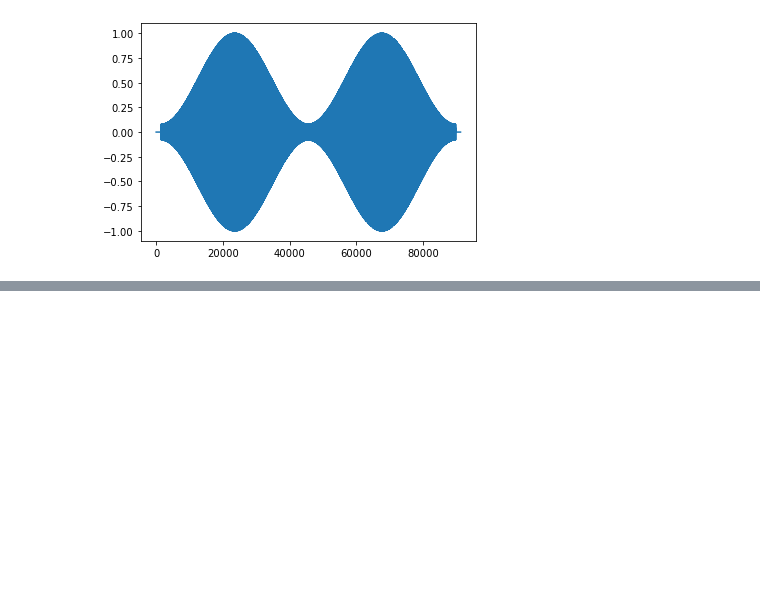
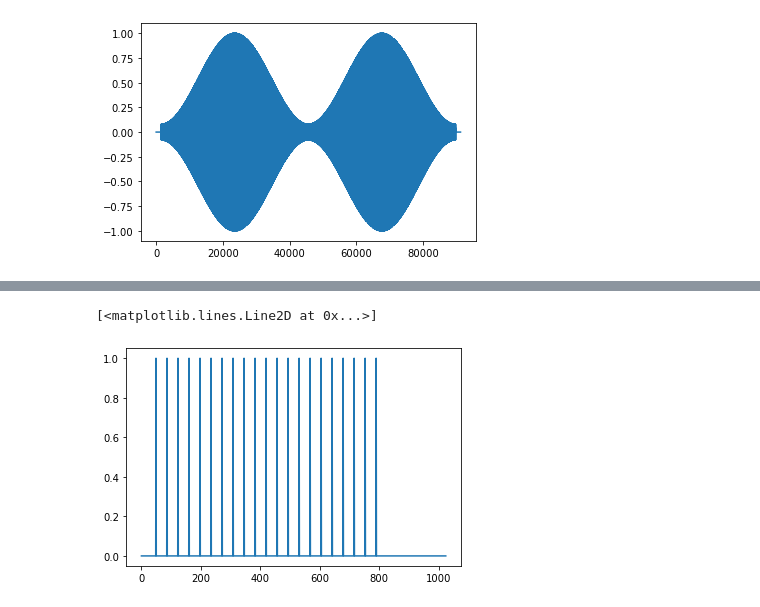
Before and after one commit to jks70/gf3_v2, a Jupyter notebook: Testing1.ipynb, the cells around one changed output, grey strips where cells are left out. Drawn from its saved outputs; the diff is of its cells as text; code cells hidden in the pictures; blank space fills up the shorter version.

```diff
--- a/Testing1.ipynb
+++ b/Testing1.ipynb
@@ -141,0 +205,3 @@ np.shape(goodSymbols(pilot_test, ofdm))
+# %%
+fds = fft(tds, int(2048))
+fds.shape
@@ -141,0 +226,28 @@ np.shape(goodSymbols(pilot_test, ofdm))
+# %%
+def decoded_mag_phase(tds, ofdm):
+    fds = fft(tds, int(ofdm.N))
+    channel_mags = []
+    channel_phases = []
+
+    for i in range(len(fds)):
+        if i in ofdm.pilot_locs:
+            channel_mags.append(np.abs(fds[i]))
+            channel_phases.append(np.angle(fds[i]))
+
+    return np.array(channel_mags), np.array(channel_phases)
+# %%
+def channel_estimator(tds, ofdm, interval = np.linspace(0, 1023, 1024)):
+    dcds, angles = decoded_mag_phase(tds, ofdm)
+    angles = angles % np.pi
+    adcd = np.abs(ofdm.pilot_vals)
+    aangle = np.angle(ofdm.pilot_vals) % np.pi
+
+    mag_fit = scipy.interpolate.CubicSpline(ofdm.pilot_locs, dcds / adcd)
+    ang_fit = scipy.interpolate.CubicSpline(ofdm.pilot_locs, angles - aangle)
+
+    mgf = mag_fit(interval)
+    agf = ang_fit(interval)
+
+    H_est = mgf * np.exp(1j*agf)
+
+    return H_est
@@ -141,0 +275,12 @@ np.shape(goodSymbols(pilot_test, ofdm))
+# %%
+def equaliser(tds, ofdm, interval = np.linspace(0, 1023, 1024)):
+    H_est = channel_estimator(tds, ofdm, interval)
+
+    fds = fft(tds, int(ofdm.N))[:int(ofdm.N / 2)]
+
+    return fds / H_est
+# %%
+plt.plot(equaliser(tds,ofdm))
+# %% [output]
+[<matplotlib.lines.Line2D at 0x...>]
+[figure, added]
```
Also changed, not shown: parts of 12 cells of this notebook.
